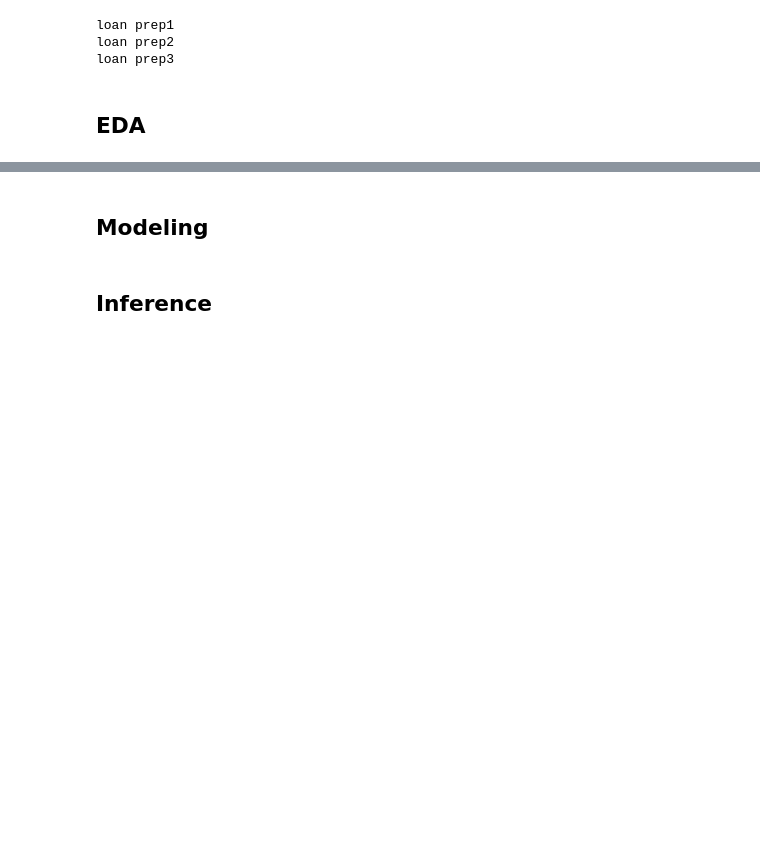
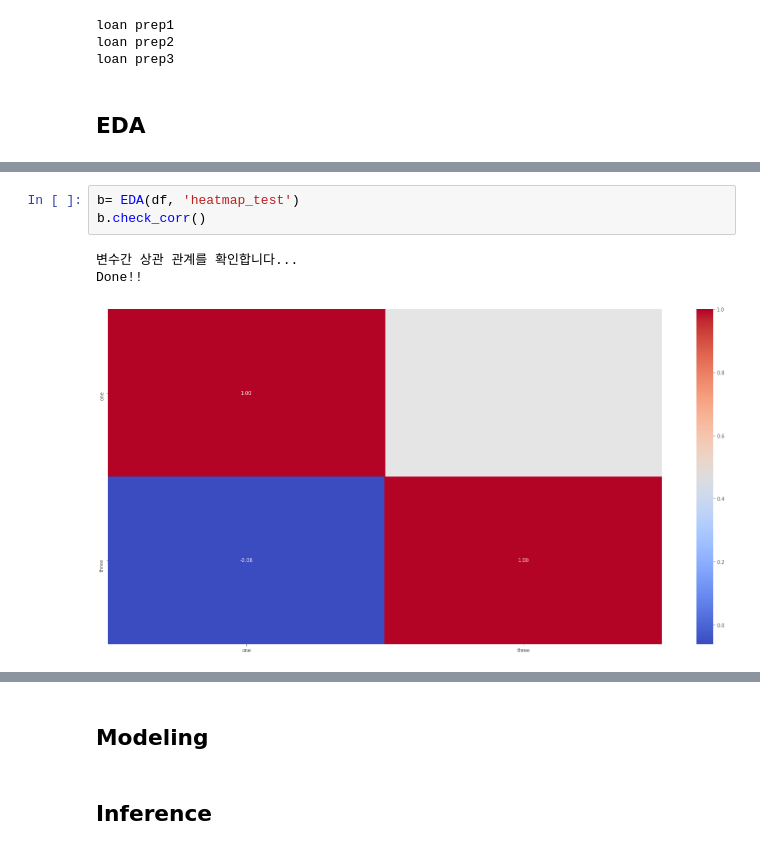
Before and after one commit to paragonyun/2022_bigcontest, a Jupyter notebook: main_test.ipynb, the cells around one changed output, grey strips where cells are left out. Saved outputs shown, nothing was run; the diff lists cells and outputs as text; blank space fills up the shorter version.

```diff
--- a/main_test.ipynb
+++ b/main_test.ipynb
@@ -55,0 +73,7 @@ loan prep3
+# %%
+b= EDA(df, 'heatmap_test')
+b.check_corr()
+# %% [output]
+변수간 상관 관계를 확인합니다...
+Done!!
+[figure, added]
```
Also changed, not shown: parts of 3 cells of this notebook.
